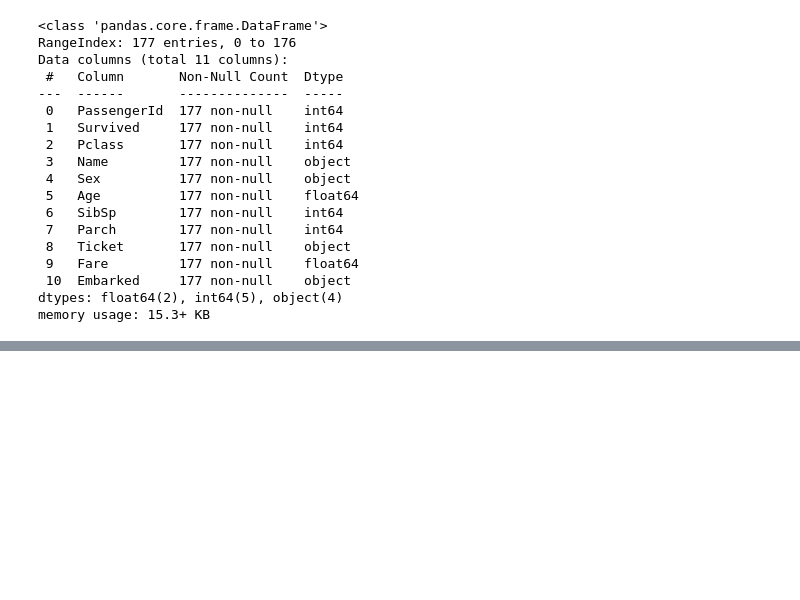
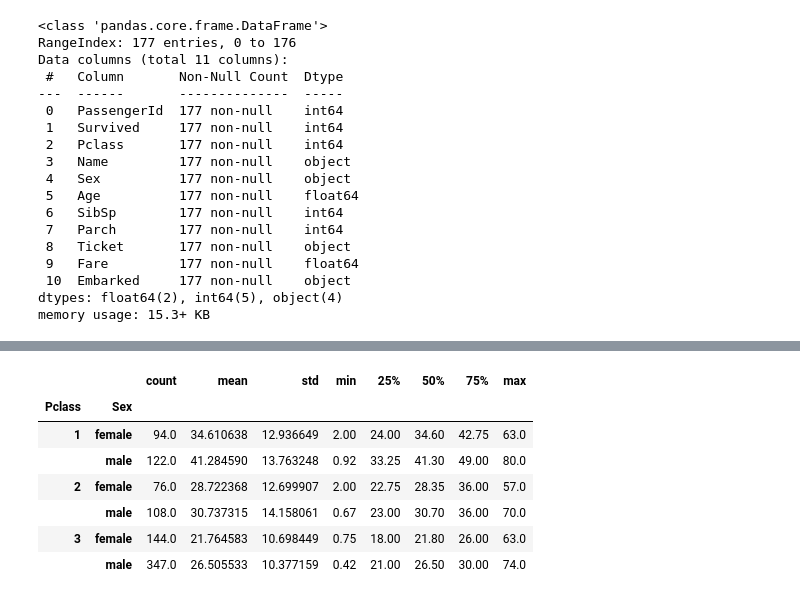
Before and after one commit to CarmenRosillo/fundamentos_python, a Jupyter notebook: domingo_14.ipynb, the cells around one changed output, grey strips where cells are left out. Cells and saved outputs as stored; diff of their text form; code cells hidden in the pictures; blank space fills up the shorter version.

```diff
--- a/domingo_14.ipynb
+++ b/domingo_14.ipynb
@@ -427,0 +466,3 @@ memory usage: 15.3+ KB
+# %%
+df_total= pd.concat(
+    [df_filtered, df_age_ok], ignore_index=True)
@@ -427,0 +506,13 @@ memory usage: 15.3+ KB
+# %%
+
+
+df_total.groupby(['Pclass', 'Sex'])['Age'].describe()
+# %% [output]
+|  |  | count | mean | std | min | 25% | 50% | 75% | max |
+| Pclass | Sex |  |  |  |  |  |  |  |  |
+| 1 | female | 94.0 | 34.610638 | 12.936649 | 2.00 | 24.00 | 34.60 | 42.75 | 63.0 |
+|  | male | 122.0 | 41.284590 | 13.763248 | 0.92 | 33.25 | 41.30 | 49.00 | 80.0 |
+| 2 | female | 76.0 | 28.722368 | 12.699907 | 2.00 | 22.75 | 28.35 | 36.00 | 57.0 |
+|  | male | 108.0 | 30.737315 | 14.158061 | 0.67 | 23.00 | 30.70 | 36.00 | 70.0 |
+| 3 | female | 144.0 | 21.764583 | 10.698449 | 0.75 | 18.00 | 21.80 | 26.00 | 63.0 |
+|  | male | 347.0 | 26.505533 | 10.377159 | 0.42 | 21.00 | 26.50 | 30.00 | 74.0 |
```
Also changed, not shown: parts of 7 cells of this notebook.
